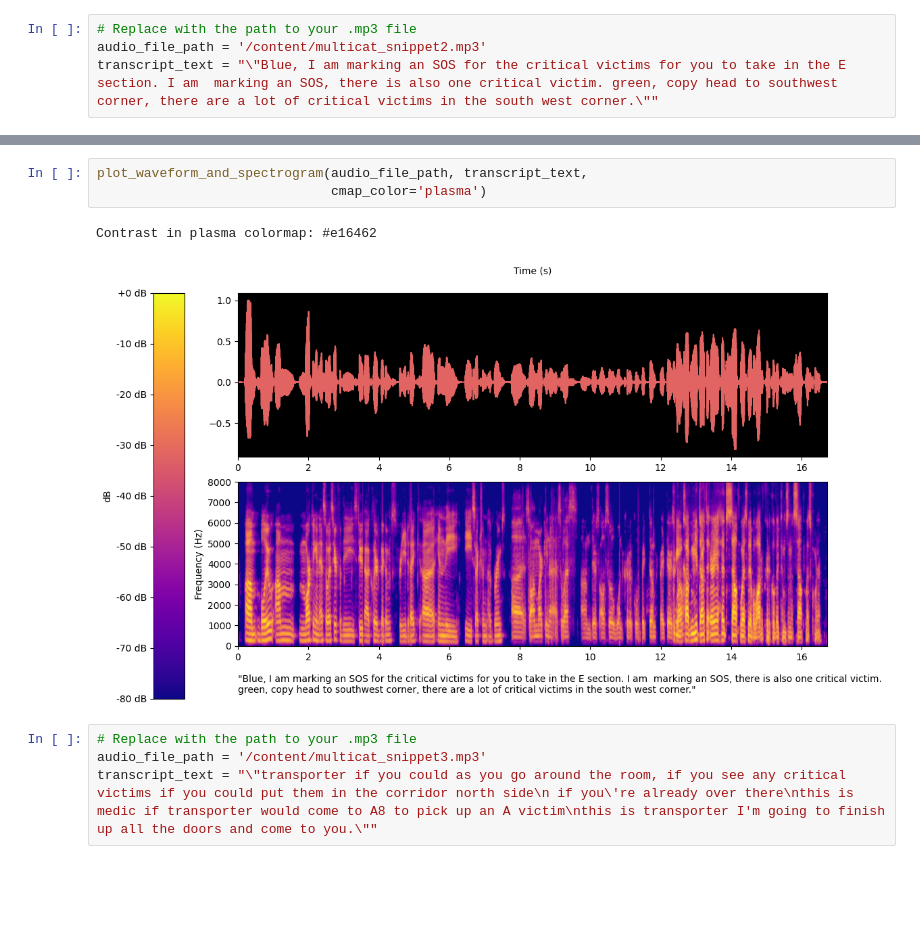
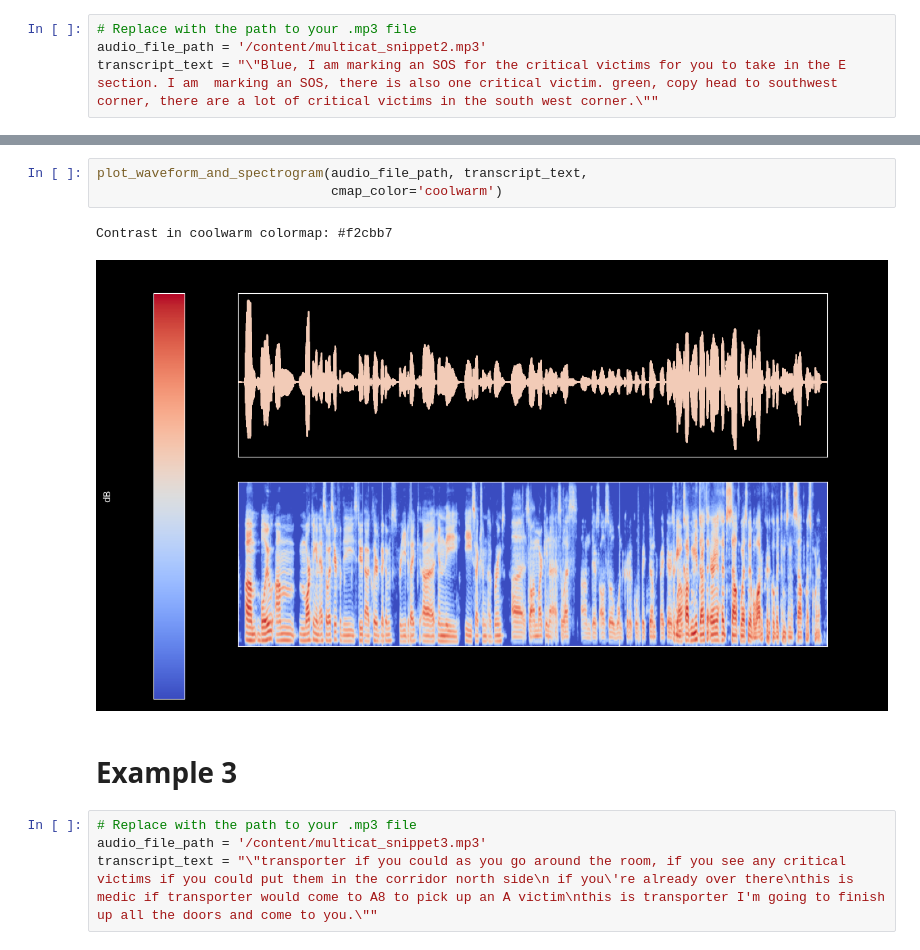
Before and after one commit to meghavarshini/useful_random_code, a Jupyter notebook: Generate_Spectrogram_Waveform.ipynb, the cells around one changed output, grey strips where cells are left out. Drawn from its saved outputs; the diff is of its cells as text; blank space fills up the shorter version.

```diff
--- a/Generate_Spectrogram_Waveform.ipynb
+++ b/Generate_Spectrogram_Waveform.ipynb
@@ -192,9 +206,11 @@ Contrast in coolwarm colormap: #f2cbb7
 # %%
 plot_waveform_and_spectrogram(audio_file_path, transcript_text,
-                              cmap_color='plasma')
+                              cmap_color='coolwarm')
 # %% [output]
-Contrast in plasma colormap: #e16462
+Contrast in coolwarm colormap: #f2cbb7
-[figure, old version]
+[figure, new version]
+# %% [markdown]
+# Example 3
 # %%
 # Replace with the path to your .mp3 file
 audio_file_path = '/content/multicat_snippet3.mp3'
```
Also changed, not shown: parts of 11 cells of this notebook.
